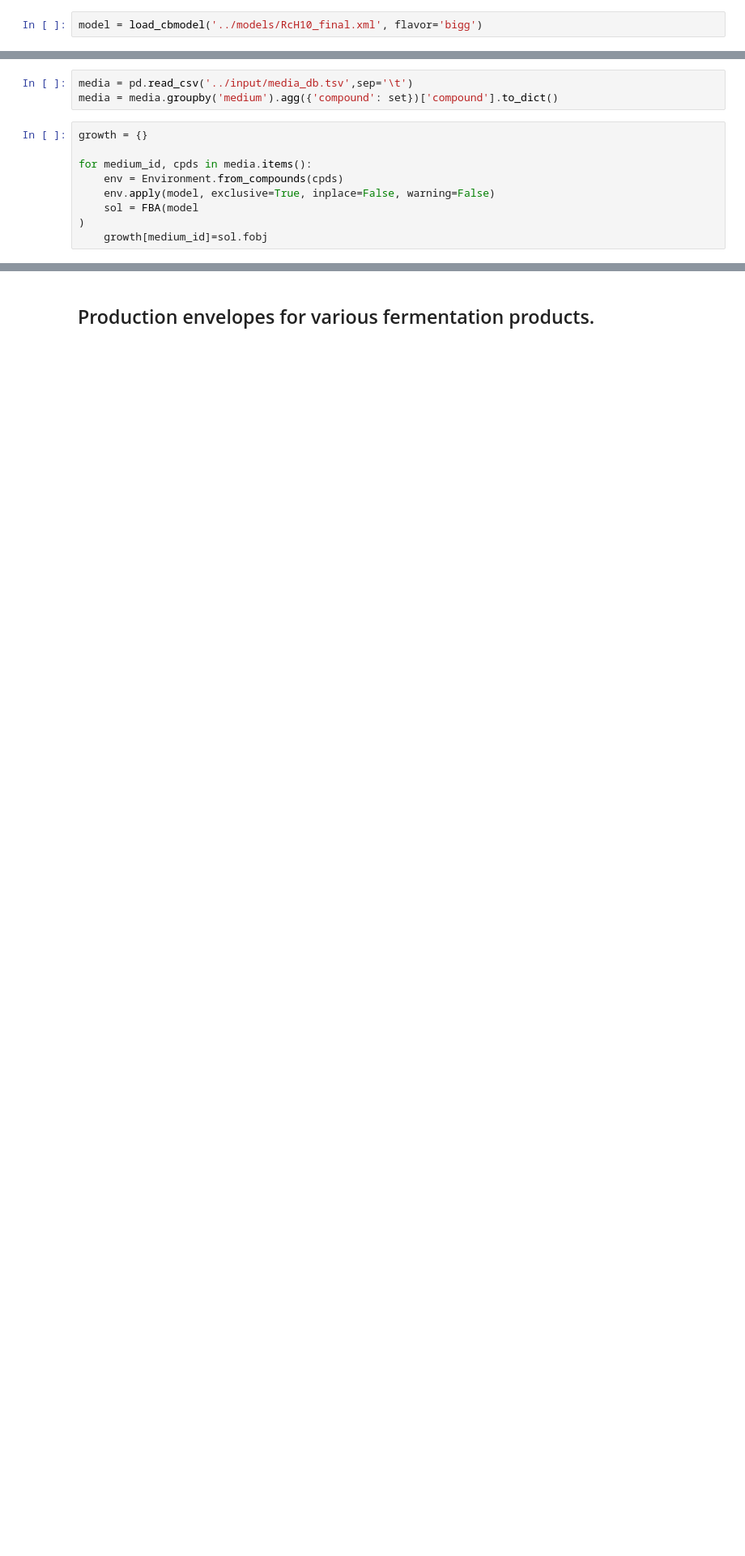
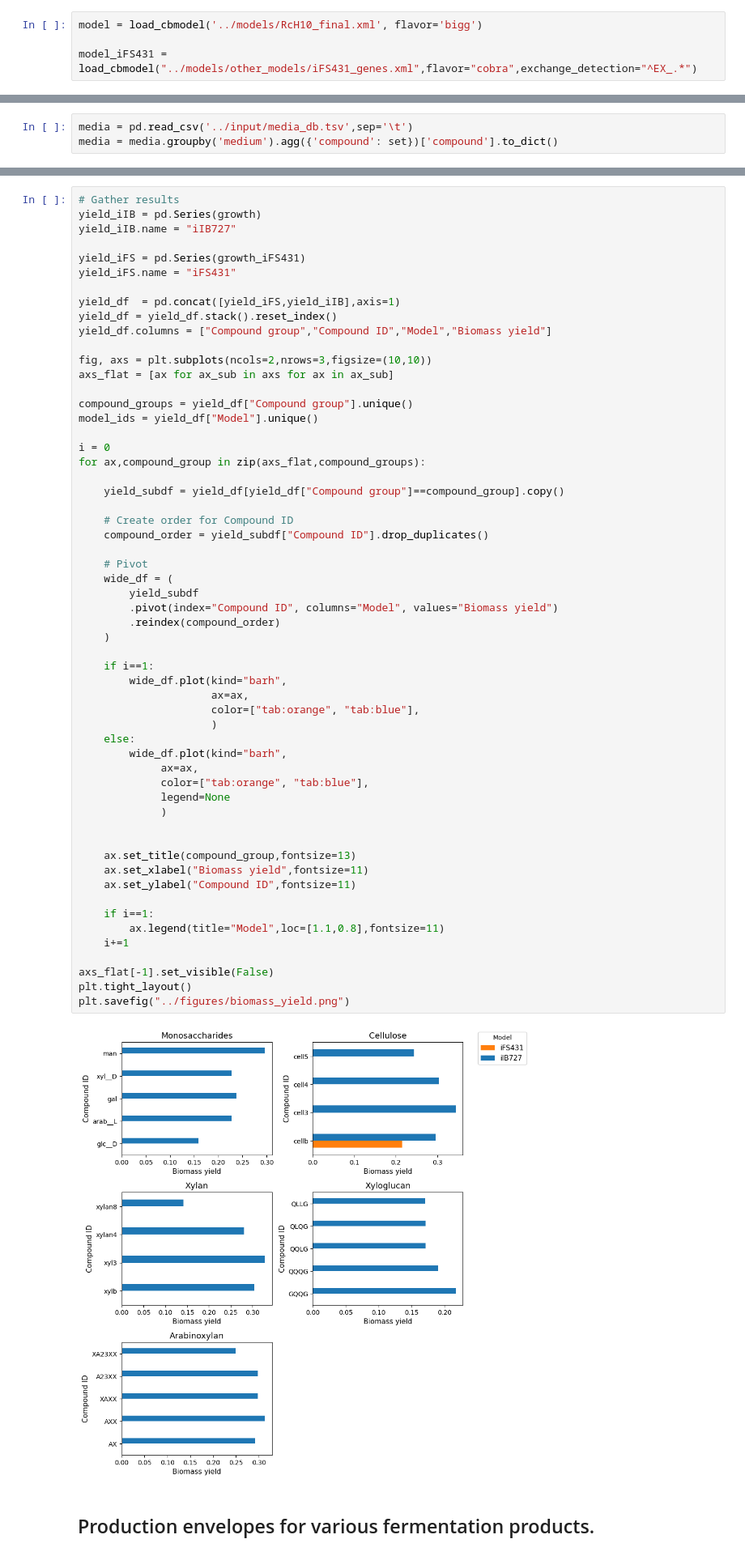
Before and after one commit to IdunBurgos/Ruminiclostridium-cellullolyticum-model-final, a Jupyter notebook: notebooks/Step 6- Model testing.ipynb, the cells around one changed output, grey strips where cells are left out. Shown: that part at 81% size. Drawn from its saved outputs; the diff is of its cells as text; blank space fills up the shorter version.

```diff
--- a/notebooks/Step 6- Model testing.ipynb
+++ b/notebooks/Step 6- Model testing.ipynb
@@ -14,4 +23,6 @@ import EGC
 #### Loading model
 # %%
 model = load_cbmodel('../models/RcH10_final.xml', flavor='bigg')
+
+model_iFS431 = load_cbmodel("../models/other_models/iFS431_genes.xml",flavor="cobra",exchange_detection="^EX_.*")
 # %% [markdown]
@@ -19,12 +30,3 @@ model = load_cbmodel('../models/RcH10_final.xml', flavor='bigg')
 # %%
 media = pd.read_csv('../input/media_db.tsv',sep='\t')
 media = media.groupby('medium').agg({'compound': set})['compound'].to_dict()
-# %%
-growth = {}
-
-for medium_id, cpds in media.items():
-    env = Environment.from_compounds(cpds)
-    env.apply(model, exclusive=True, inplace=False, warning=False)
-    sol = FBA(model
-)
-    growth[medium_id]=sol.fobj
@@ -39,3 +97,62 @@ plt.savefig('../figures/growth_on_carbon_sources.png', dpi=300)
+# %%
+# Gather results
+yield_iIB = pd.Series(growth)
+yield_iIB.name = "iIB727"
+
+yield_iFS = pd.Series(growth_iFS431)
+yield_iFS.name = "iFS431"
+
+yield_df  = pd.concat([yield_iFS,yield_iIB],axis=1)
+yield_df = yield_df.stack().reset_index()
+yield_df.columns = ["Compound group","Compound ID","Model","Biomass yield"]
+
+fig, axs = plt.subplots(ncols=2,nrows=3,figsize=(10,10))
+axs_flat = [ax for ax_sub in axs for ax in ax_sub]
+
+compound_groups = yield_df["Compound group"].unique()
+model_ids = yield_df["Model"].unique()
+
+i = 0
+for ax,compound_group in zip(axs_flat,compound_groups):
+
+    yield_subdf = yield_df[yield_df["Compound group"]==compound_group].copy()
+
+    # Create order for Compound ID
+    compound_order = yield_subdf["Compound ID"].drop_duplicates()
+
+    # Pivot
+    wide_df = (
+        yield_subdf
+        .pivot(index="Compound ID", columns="Model", values="Biomass yield")
+        .reindex(compound_order)
+    )
+
+    if i==1:
+        wide_df.plot(kind="barh",
+                     ax=ax,
+                     color=["tab:orange", "tab:blue"],
+                     )
+    else:
+        wide_df.plot(kind="barh",
+             ax=ax,
+             color=["tab:orange", "tab:blue"],
+             legend=None
+             )
+
+
+    ax.set_title(compound_group,fontsize=13)
+    ax.set_xlabel("Biomass yield",fontsize=11)
+    ax.set_ylabel("Compound ID",fontsize=11)
+
+    if i==1:
+        ax.legend(title="Model",loc=[1.1,0.8],fontsize=11)
+    i+=1
+
+axs_flat[-1].set_visible(False)
+plt.tight_layout()
+plt.savefig("../figures/biomass_yield.png")
+# %% [output]
+[figure, added]
 # %% [markdown]
 ## Production envelopes for various fermentation products.
 # %%
```
Also changed, not shown: parts of 46 cells of this notebook, 52 other files.
